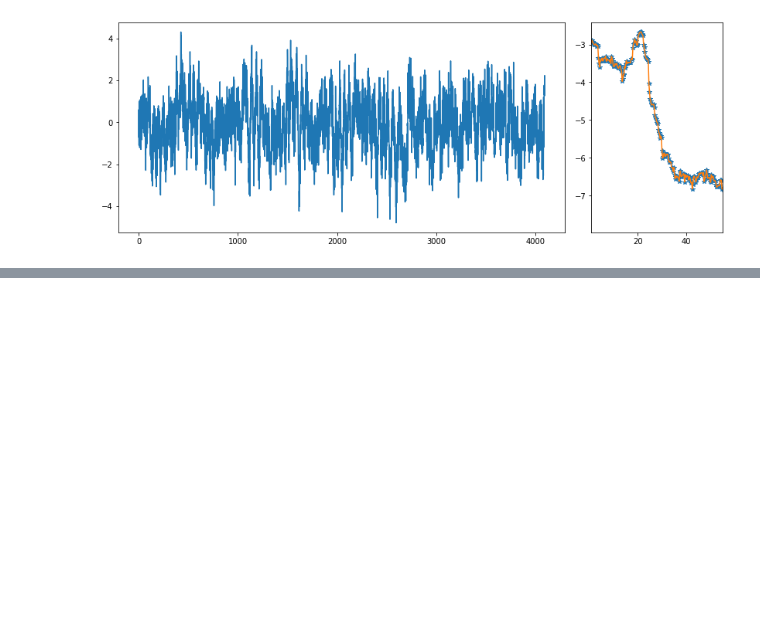
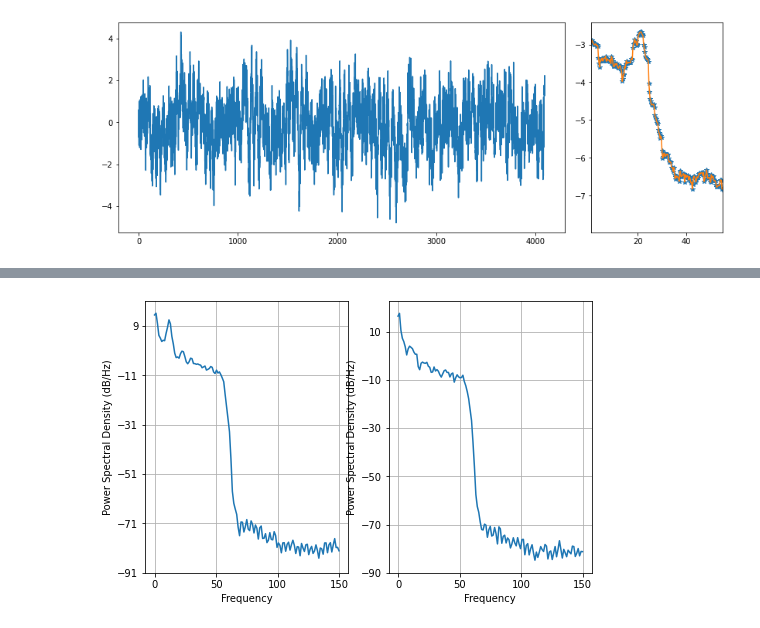
Before and after one commit to AraiKensuke/FitSpectrum, a Jupyter notebook: FitPowerSpec.ipynb, the cells around one changed output, grey strips where cells are left out. Cells and saved outputs as stored; diff of their text form; code cells hidden in the pictures; blank space fills up the shorter version.

```diff
--- a/FitPowerSpec.ipynb
+++ b/FitPowerSpec.ipynb
@@ -275,0 +146,8 @@ pm.__version__
+# %%
+fig = plt.figure(figsize=(8, 5))
+fig.add_subplot(1, 2, 1)
+eeg_psd1, eeg_f_psd1 = plt.psd(eeg[0:4500, eeg_channel], Fs=300)
+fig.add_subplot(1, 2, 2)
+eeg_psd2, eeg_f_psd2 = plt.psd(eeg[4500:, eeg_channel], Fs=300)
+# %% [output]
+[figure, added]
```
Also changed, not shown: parts of 17 cells of this notebook.
